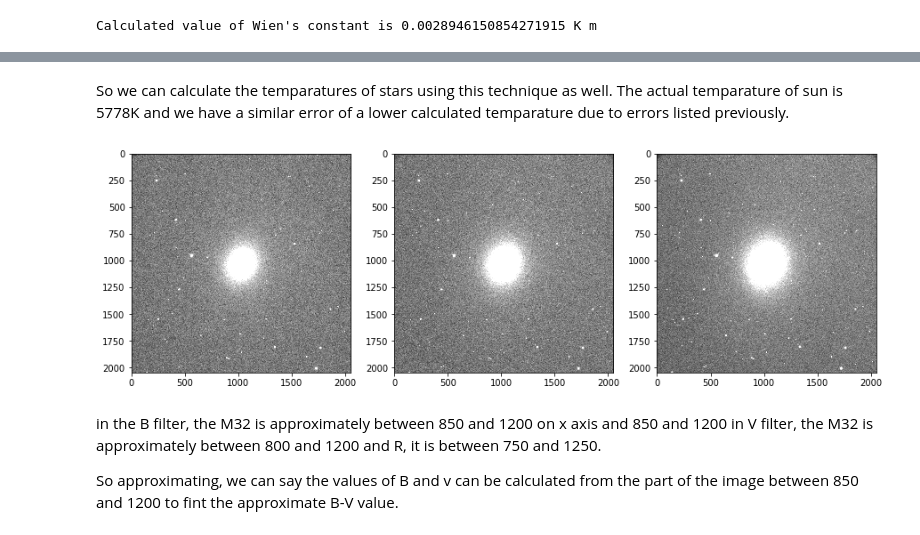
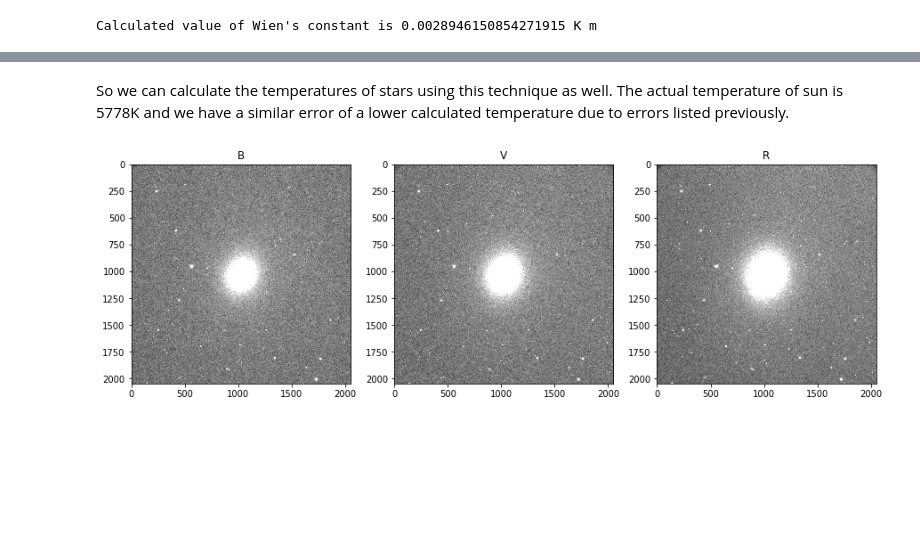
Before and after one commit to risha-daz/Astronomy_projects, a Jupyter notebook: Colours_in_Astronomy/Colours in Astronomy.ipynb, the cells around one changed output, grey strips where cells are left out. Cells and saved outputs as stored; diff of their text form; code cells hidden in the pictures; blank space fills up the shorter version.

```diff
--- a/Colours_in_Astronomy/Colours in Astronomy.ipynb
+++ b/Colours_in_Astronomy/Colours in Astronomy.ipynb
@@ -165,15 +161,15 @@ First, I create a series of temparatures and plot them.
 # %%
-temparatures=np.arange(2500,22500,2500)*u.K
-samples=len(temparatures)
+temperatures=np.arange(2500,22500,2500)*u.K
+samples=len(temperatures)
 # %%
 board2=plt.figure(figsize=(15,15))
 figures=[1,2,3,4,5,6,7,8,9]
-#To try to visualise the effect of increasing the temparature. The blue and red lines correspond to B and V respectively.
+#To try to visualise the effect of increasing the temperature. The blue and red lines correspond to B and V respectively.
 for i in range(samples):
     figures[i]=board2.add_subplot(3,3,i+1)
-    figures[i].plot(wavelengths,rp_norm(temparatures[i])[0],label=temparatures[i])
+    figures[i].plot(wavelengths,rp_norm(temperatures[i])[0],label=temperatures[i])
     for x1,c in zip([peak_B.value,peak_V.value],['blue','red']):
-        figures[i].plot([x1,x1]*u.AA,[0,(rp_point_norm(temparatures[i],x1*u.AA))]*power, color =c,
+        figures[i].plot([x1,x1]*u.AA,[0,(rp_point_norm(temperatures[i],x1*u.AA))]*power, color =c,
                         linewidth=1, linestyle="--",marker='o')
     figures[i].set_xlabel('$\lambda$ (Å)')
     figures[i].set_ylabel('Normalised Flux')
@@ -196,12 +192,12 @@ def BV_peaks(t):
     return B_V
 # %%
 bvs=[]
-for i in temparatures:
+for i in temperatures:
     bvs.append(BV_peaks(i))
 board=plt.figure(figsize=(10,7))
 fig3=board.add_subplot(1,1,1)
-fig3.plot(bvs,temparatures,marker='o',linewidth='1')
+fig3.plot(bvs,temperatures,marker='o',linewidth='1')
 fig3.set_xlim([-0.5,2.25])
 fig3.set_xlabel('B-V values')
-fig3.set_ylabel('Temparatures (K)')
+fig3.set_ylabel('temperatures (K)')
 # %% [output]
@@ -258,15 +254,15 @@ ax.legend()
 <matplotlib.legend.Legend at 0x...>
 [figure]
 # %%
-peak_wls=np.zeros(len(temparatures))*u.AA
-for i in range(len(temparatures)):
-    values=rp(temparatures[i])
+peak_wls=np.zeros(len(temperatures))*u.AA
+for i in range(len(temperatures)):
+    values=rp(temperatures[i])
     max_index=np.where(np.amax(values)==values)
     peak_wls[i]=(wavelengths[max_index])
 peak_wls=np.array(peak_wls.value)
 board4=plt.figure(figsize=(12,8))
 fig=board4.add_subplot(1,1,1)
-fig.plot(np.round(np.log10(peak_wls),4),np.round(np.log10(temparatures.value),4),marker='o')
+fig.plot(np.round(np.log10(peak_wls),4),np.round(np.log10(temperatures.value),4),marker='o')
 fig.set_xlabel('log($\lambda_{peak}$) (Å)')
 fig.set_ylabel('log(T) (K)')
 # %% [output]
@@ -324,2 +320,2 @@ Temparature of pole star using wien's law is 8270.33 K
 # %% [markdown]
-So we can calculate the temparatures of stars using this technique as well. The actual temparature of sun is 5778K and we have a similar error of a lower calculated temparature due to errors listed previously.
+So we can calculate the temperatures of stars using this technique as well. The actual temperature of sun is 5778K and we have a similar error of a lower calculated temperature due to errors listed previously.
@@ -352,16 +351,11 @@ for i in range(3):
     Reduced_images.append(np.median(filterimage,axis=0))
 # %%
 board2=plt.figure(figsize=(15,12))
-for i in range(3):
+for i,t in zip(range(3),['B','V','R']):
     data=Reduced_images[i]
     mean,median,std=sigma_clipped_stats(data)
     fig2=board2.add_subplot(1,3,i+1)
     fig2.imshow(data, vmin=median-6*std,vmax=median+6*std,cmap='gray')
+    fig2.set_title(t)
 # %% [output]
-[figure, old version]
+[figure, new version]
-# %% [markdown]
-in the B filter, the M32 is approximately between 850 and 1200 on x axis and 850 and 1200
-in V filter, the M32 is approximately between 800 and 1200
-and R, it is between 750 and 1250.
-
-So approximating, we can say the values of B and v can be calculated from the part of the image between 850 and 1200 to fint the approximate B-V value.
```
Also changed, not shown: parts of 24 cells of this notebook.
